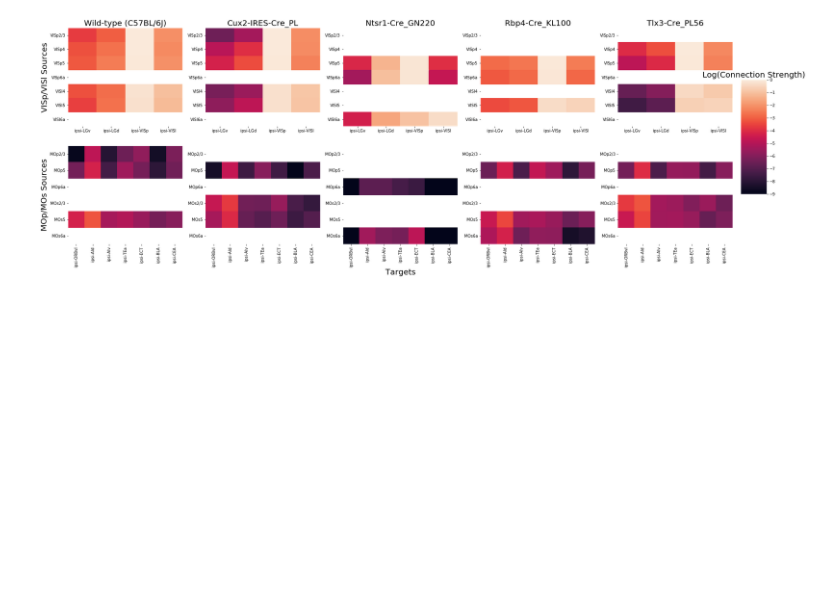
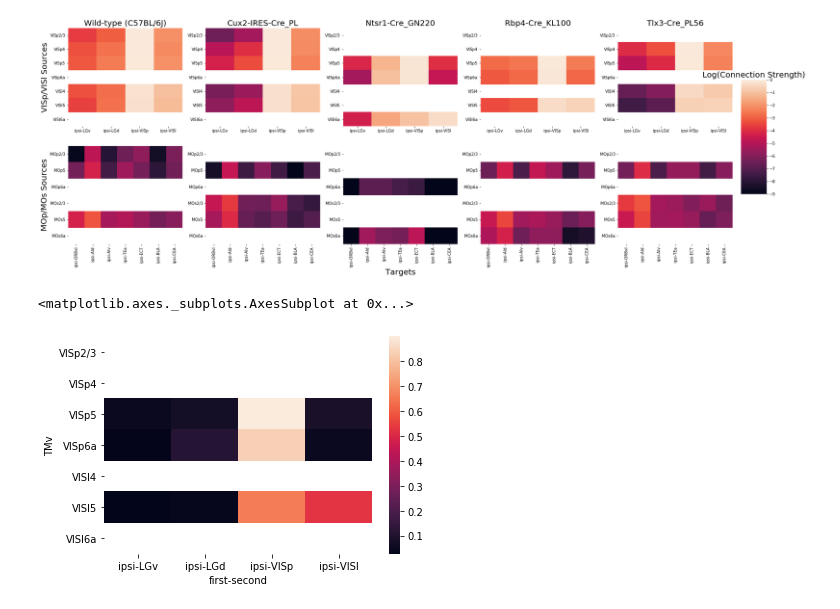
Before and after one commit to AllenInstitute/mouse_connectivity_models, a Jupyter notebook: analyses/paper/connectivitycreation/Figure3.ipynb, the cells around one changed output. Saved outputs shown, nothing was run; the diff lists cells and outputs as text; code cells hidden in the pictures; blank space fills up the shorter version.

```diff
--- a/analyses/paper/connectivitycreation/Figure3.ipynb
+++ b/analyses/paper/connectivitycreation/Figure3.ipynb
@@ -251,3 +423,10 @@ axes[0,4].set_xlabel('')
 # %% [output]
 Text(0.5, 365.50909090909096, '')
 [figure]
+# %%
+Rbp4_conn_ll = pd.read_csv('/Users/samsonkoelle/alleninstitute/sambranch/mouse_connectivity_models/analyses/paper/connectivities/elleafsurfaceleafsmooth_leafsource_summarytarget_rbp4_v3.csv', index_col = [0],  header=[0, 1])
+# %%
+sns.heatmap(Rbp4_conn_ll.loc[source_regions].loc[:,target_regions])
+# %% [output]
+<matplotlib.axes._subplots.AxesSubplot at 0x...>
+[figure, added]
```
Also changed, not shown: parts of 9 cells of this notebook, 10 other files.
